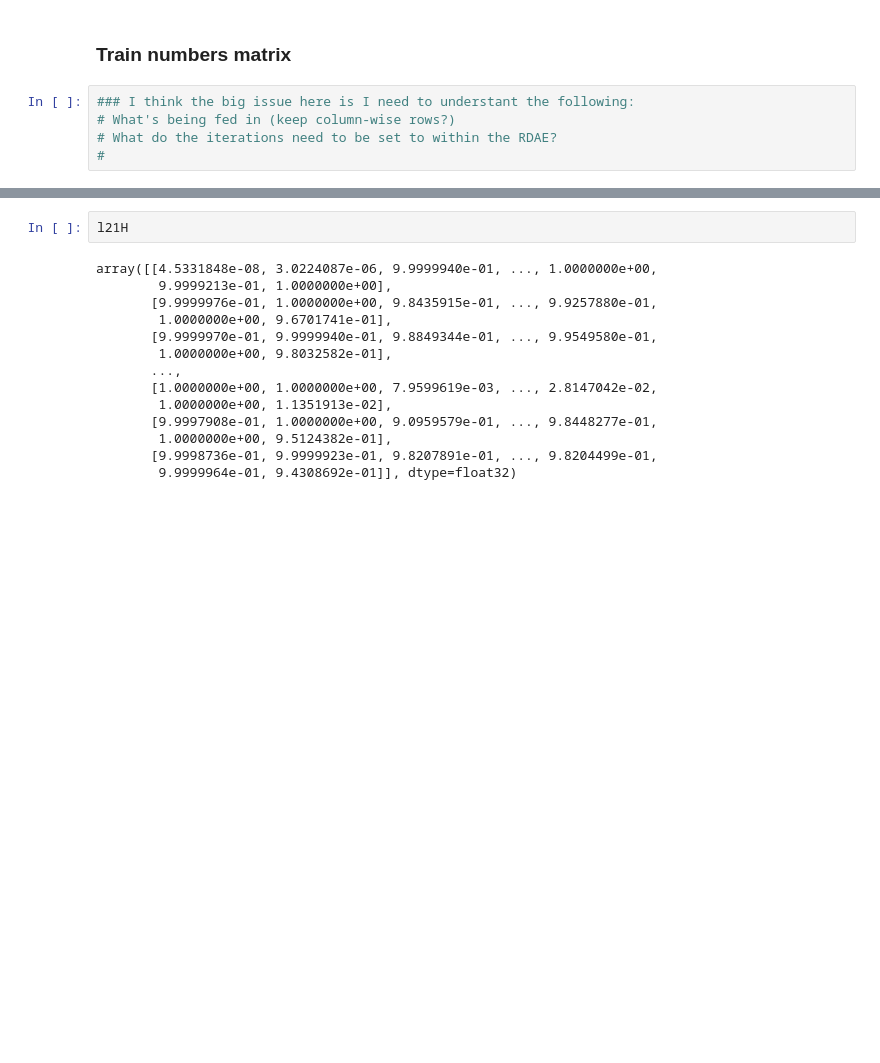
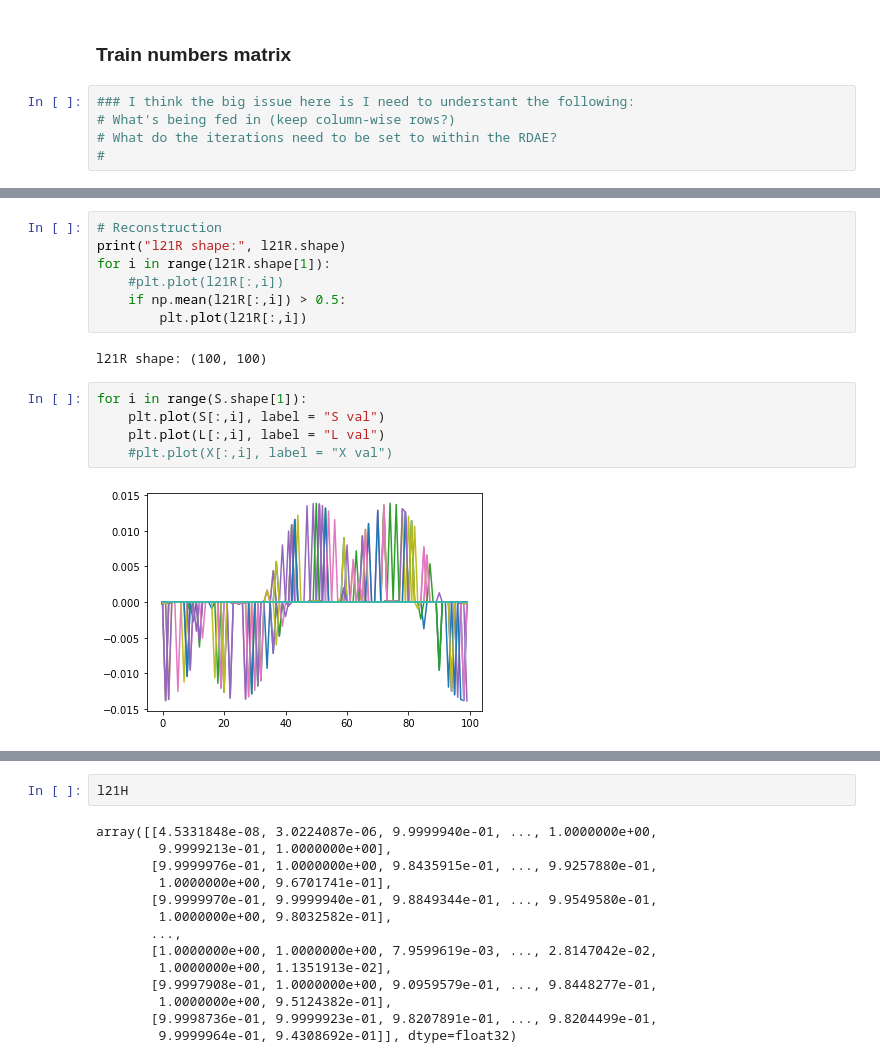
Before and after one commit to jsolson4/Boost-CLL-Clustering, a Jupyter notebook: CLL_GeneExpression_Analysis.ipynb, the cells around one changed output, grey strips where cells are left out. Saved outputs shown, nothing was run; the diff lists cells and outputs as text; blank space fills up the shorter version.

```diff
--- a/CLL_GeneExpression_Analysis.ipynb
+++ b/CLL_GeneExpression_Analysis.ipynb
@@ -277,0 +439,16 @@ NameError: name 'l21R' is not defined
+# %%
+# Reconstruction
+print("l21R shape:", l21R.shape)
+for i in range(l21R.shape[1]):
+    #plt.plot(l21R[:,i])
+    if np.mean(l21R[:,i]) > 0.5:
+        plt.plot(l21R[:,i])
+# %% [output]
+l21R shape: (100, 100)
+# %%
+for i in range(S.shape[1]):
+    plt.plot(S[:,i], label = "S val")
+    plt.plot(L[:,i], label = "L val")
+    #plt.plot(X[:,i], label = "X val")
+# %% [output]
+[figure, added]
```
Also changed, not shown: parts of 28 cells of this notebook.
